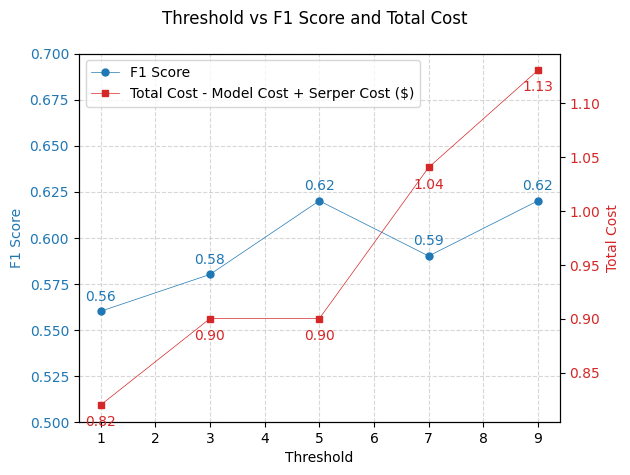
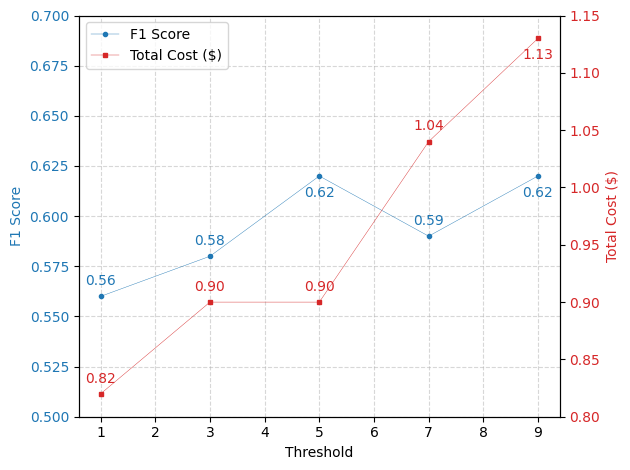
Unified diff of the notebook cell whose output changed from the first chart to the second:
--- before
+++ after
@@ -14,12 +14,17 @@
 l1, = ax1.plot(
     threshold, f1_score, marker='o', color=color,
-    label='F1 Score', linewidth=0.5, markersize=5
+    label='F1 Score', linewidth=0.3, markersize=3
 )
 ax1.tick_params(axis='y', labelcolor=color)
 ax1.set_ylim(0.5, 0.7)
 
-# Add values on f1_score points
+# Add values on f1_score points (dynamic offset)
+max_f1 = max(f1_score)
 for x, y in zip(threshold, f1_score):
-    ax1.annotate(f"{y:.2f}", (x, y), textcoords="offset points", xytext=(0,8), ha='center', color=color, fontsize=10)
+    if y == max_f1:
+        offset = (0, -15)  # Below if it's the max point
+    else:
+        offset = (0, 8)    # Above otherwise
+    ax1.annotate(f"{y:.2f}", (x, y), textcoords="offset points", xytext=offset, ha='center', color=color, fontsize=10)
 
 # Plot total_cost (right y-axis)
@@ -29,14 +34,19 @@
 l2, = ax2.plot(
     threshold, total_cost, marker='s', color=color,
-    label='Total Cost', linewidth=0.5, markersize=5
+    label='Total Cost', linewidth=0.3, markersize=3
 )
 ax2.tick_params(axis='y', labelcolor=color)
+ax2.set_ylim(0.80, 1.15)  # Optional: adjust y-limits for better fit
 
-# Add values on total_cost points
+# Add values on total_cost points (dynamic offset)
+max_cost = max(total_cost)
 for x, y in zip(threshold, total_cost):
-    ax2.annotate(f"{y:.2f}", (x, y), textcoords="offset points", xytext=(0,-15), ha='center', color=color, fontsize=10)
+    if y == max_cost:
+        offset = (0, -15)  # Below if it's the max point
+    else:
+        offset = (0, 8)    # Above otherwise
+    ax2.annotate(f"{y:.2f}", (x, y), textcoords="offset points", xytext=offset, ha='center', color=color, fontsize=10)
 
 # Title and grid
-fig.suptitle('Threshold vs F1 Score and Total Cost')
 ax1.grid(True, linestyle='--', alpha=0.5)
 
@@ -47,3 +57,3 @@
 
 plt.tight_layout()
-plt.show()
+plt.savefig("thresholding.pdf", format='pdf', bbox_inches='tight')

Commit: Fixed some naming on dashboard